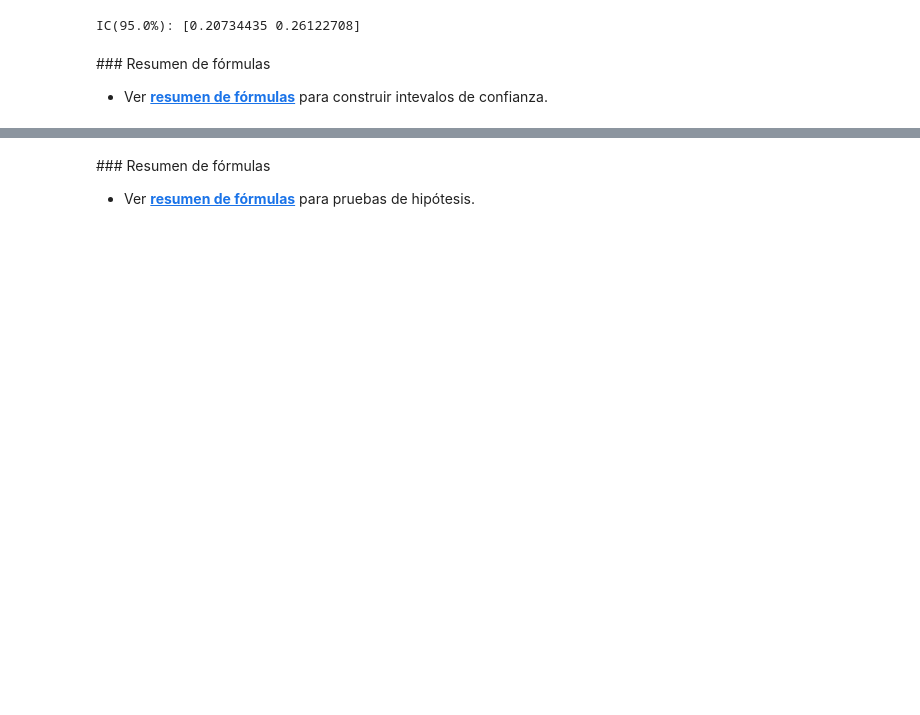
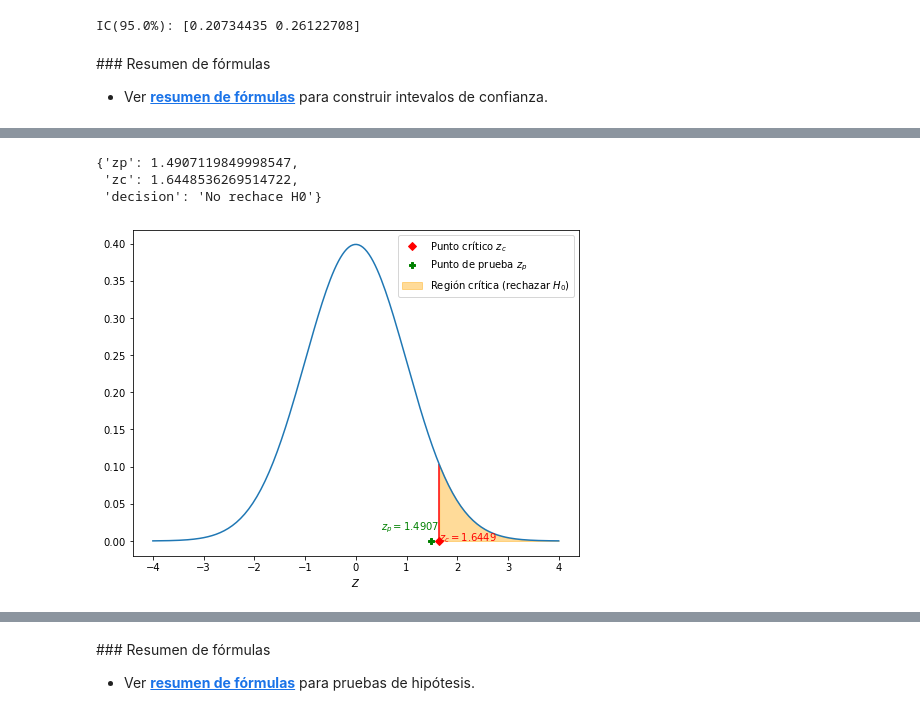
Before and after one commit to marsgr6/EN-online, a Jupyter notebook: statistical_inference.ipynb, the cells around one changed output, grey strips where cells are left out. Cells and saved outputs as stored; diff of their text form; code cells hidden in the pictures; blank space fills up the shorter version.

```diff
--- a/statistical_inference.ipynb
+++ b/statistical_inference.ipynb
@@ -1422,0 +1607,39 @@ Realizaermos pruebas de hipótesis para los parámetros de población habituales
+# %%
+datos = np.array([9.8, 9.7, 9.6, 9.9, 10.5, 10.4, 9.9, 10.2, 11.2, 10.1,
+                  10.6, 10.9, 10.3, 10.6, 10.5, 9.6, 11.1, 9.6, 9.8, 9.7])
+n = len(datos)  # tamaño de muestra
+x_bar = datos.mean()  # media muestral x barra
+mu = 10  # H_0, hipótesis nula
+s = 0.6  # desviación poblacional conocida sigma
+zp = (x_bar - mu) / (s/np.sqrt(n))  # estadístico de prueba
+
+# Graficamos la distribución Z
+x = np.linspace(-4, 4, 200)  # x a +- 4 desviaciones de la media
+zx = norm.pdf(x)  # zx = N(0,1)
+plt.figure(figsize=(8,6))
+plt.plot(x, zx)
+
+# Graficamos punto crítico y sombreamos región crítica
+# cola superior de acuerdo a la hipótesis alternativa H1
+alpha = 0.05  # nivel de significancia
+zc = norm.ppf(1-alpha)  # punto crítico, cola superior z(1-alpha)
+x_cola_superior = np.linspace(zc, 4)  # cola superior
+plt.fill_between(x_cola_superior, norm.pdf(x_cola_superior),
+                 color="orange", alpha=.4,
+                 label=r"Región crítica (rechazar $H_0$)")
+plt.vlines(zc, 0, norm.pdf(zc), 'r')
+plt.plot(zc, 0, 'Dr', label=r"Punto crítico $z_c$")
+plt.text(zc, 0, r'$z_c=$'+str(np.round(zc, 4)), color="red")
+
+plt.plot(zp, 0, 'Pg', label=r"Punto de prueba $z_p$")
+plt.text(zp-1, 0.015, r'$z_p=$'+str(np.round(zp, 4)), color="green")
+plt.xlabel(r'$Z$')
+l = plt.legend()
+
+Conclusion = {False: "No rechace H0", True: "Rechace H0"}  # Para zp>zc
+{'zp': zp, 'zc': zc, 'decision': Conclusion[zp>zc]}
+# %% [output]
+{'zp': 1.4907119849998547,
+ 'zc': 1.6448536269514722,
+ 'decision': 'No rechace H0'}
+[figure, added]
```
Also changed, not shown: parts of 21 cells of this notebook, 2 other files.
